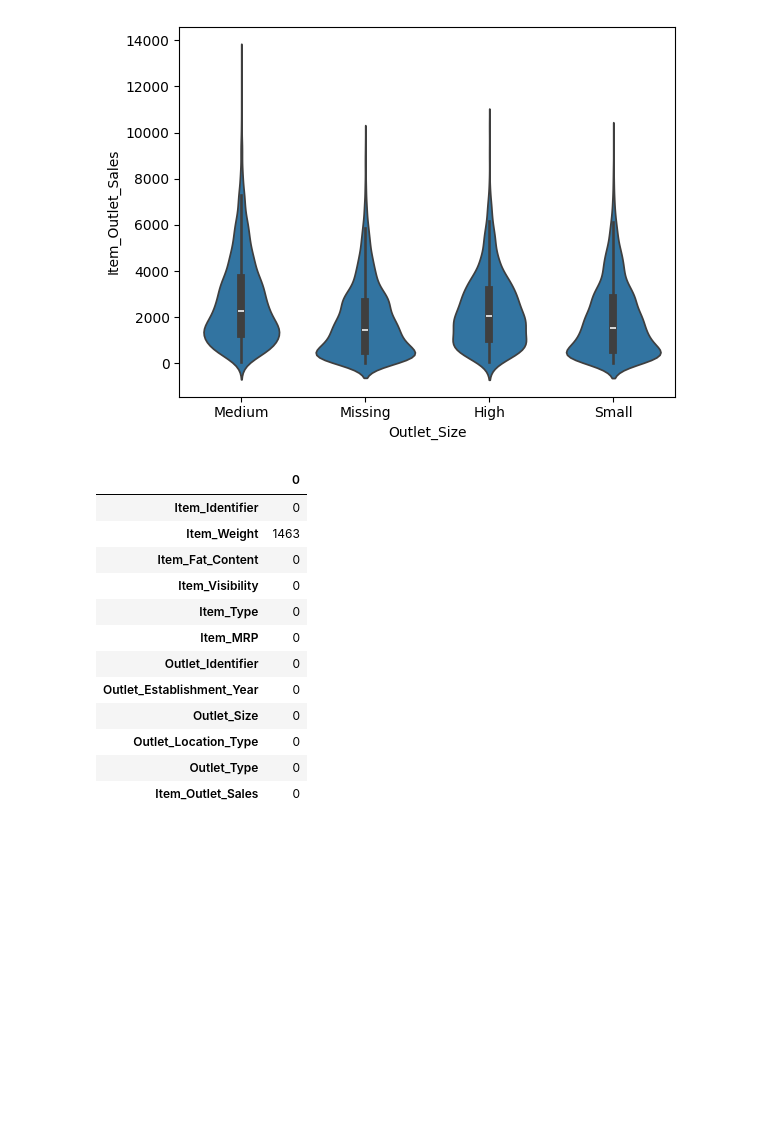
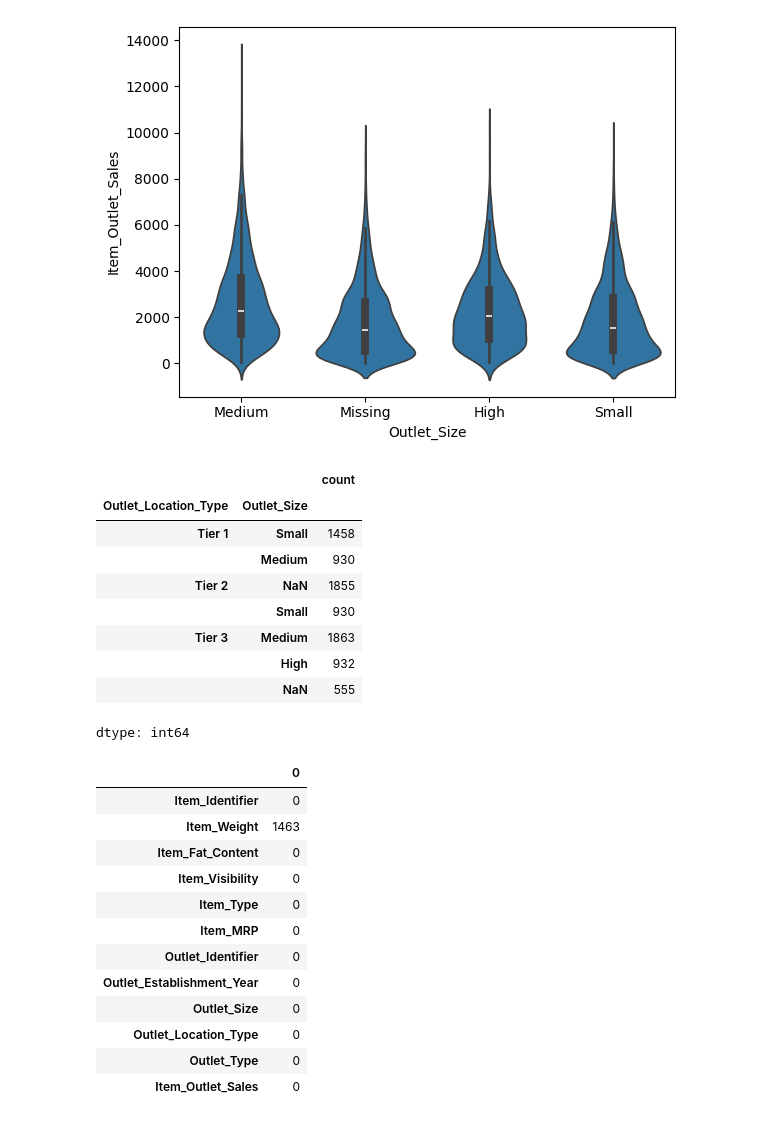
Before and after one commit to trishabhogawar/BigMart_Sales, a Jupyter notebook: final_big_mart.ipynb, the cells around one changed output. Drawn from its saved outputs; the diff is of its cells as text; code cells hidden in the pictures; blank space fills up the shorter version.

```diff
--- a/final_big_mart.ipynb
+++ b/final_big_mart.ipynb
@@ -199,12 +217,6 @@ plt.ylabel("Number of Items")
 plt.show()
 # %% [output]
 [figure]
-# %%
-train.Weight_Category.fillna("10-20",inplace=True)
-test.Weight_Category.fillna("10-20",inplace=True)
-
-train = train.drop(['Item_Weight'], axis=1)
-test = test.drop(['Item_Weight'], axis=1)
 # %%
 sns.distplot(train['Item_Visibility'])
 # %% [output]
@@ -240,5 +252,17 @@ sns.violinplot(x=train.Outlet_Size.fillna("Missing"),y='Item_Outlet_Sales',data=
 # %% [output]
 <Axes: xlabel='Outlet_Size', ylabel='Item_Outlet_Sales'>
 [figure]
-# %%
-train.Outlet_Size.fillna("Small",inplace=True)
+# %%
+train.groupby('Outlet_Type')['Outlet_Size'].value_counts(dropna=False)
+train.groupby('Outlet_Location_Type')['Outlet_Size'].value_counts(dropna=False)
+# %% [output]
+|  |  | count |
+| Outlet_Location_Type | Outlet_Size |  |
+| Tier 1 | Small | 1458 |
+|  | Medium | 930 |
+| Tier 2 | NaN | 1855 |
+|  | Small | 930 |
+| Tier 3 | Medium | 1863 |
+|  | High | 932 |
+|  | NaN | 555 |
+dtype: int64
```
Also changed, not shown: parts of 5 cells of this notebook.
